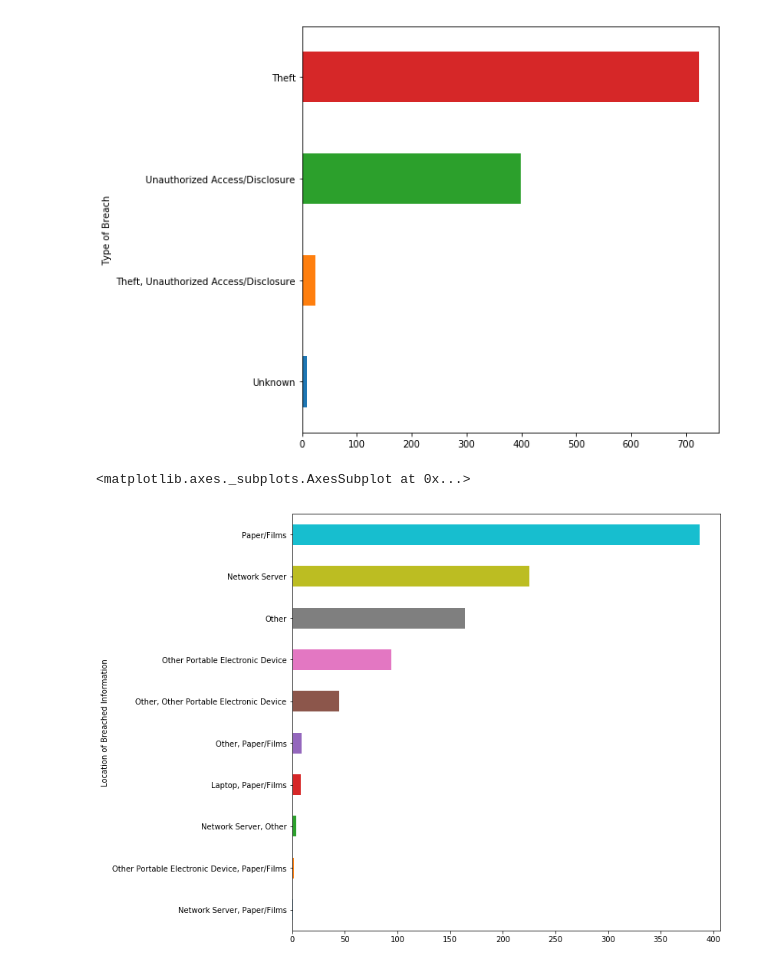
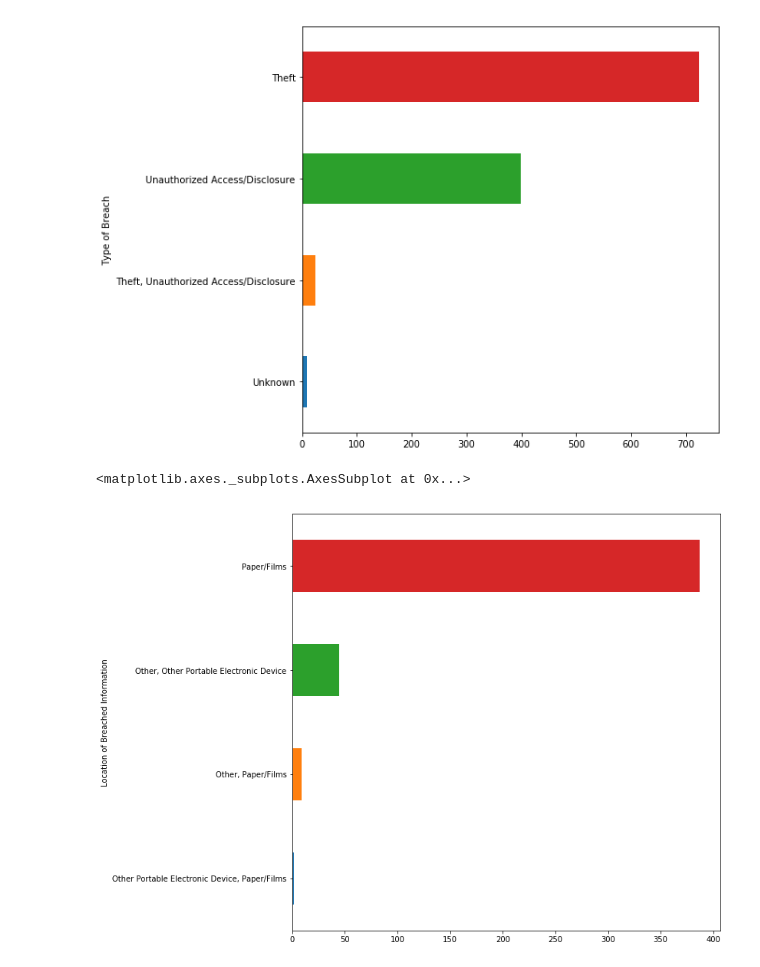
Before and after one commit to leomoreira12/Estudo-de-dados---Cyber-Crimes, a Jupyter notebook: DataAnalysis - Cyber Crimes.ipynb, the cells around one changed output. Drawn from its saved outputs; the diff is of its cells as text; code cells hidden in the pictures.

```diff
--- a/DataAnalysis - Cyber Crimes.ipynb
+++ b/DataAnalysis - Cyber Crimes.ipynb
@@ -87,7 +87,7 @@ tab.groupby('Type of Breach').size().tail(4).sort_values().plot(kind='barh', fig
 <matplotlib.axes._subplots.AxesSubplot at 0x...>
 [figure]
 # %%
-tab.groupby('Location of Breached Information').size().tail(10).sort_values().plot(kind='barh', figsize=(10,10))
+tab.groupby('Location of Breached Information').size().tail(4).sort_values().plot(kind='barh', figsize=(10,10))
 # %% [output]
 <matplotlib.axes._subplots.AxesSubplot at 0x...>
-[figure, old version]
+[figure, new version]
```
Also changed, not shown: parts of 3 cells of this notebook.
